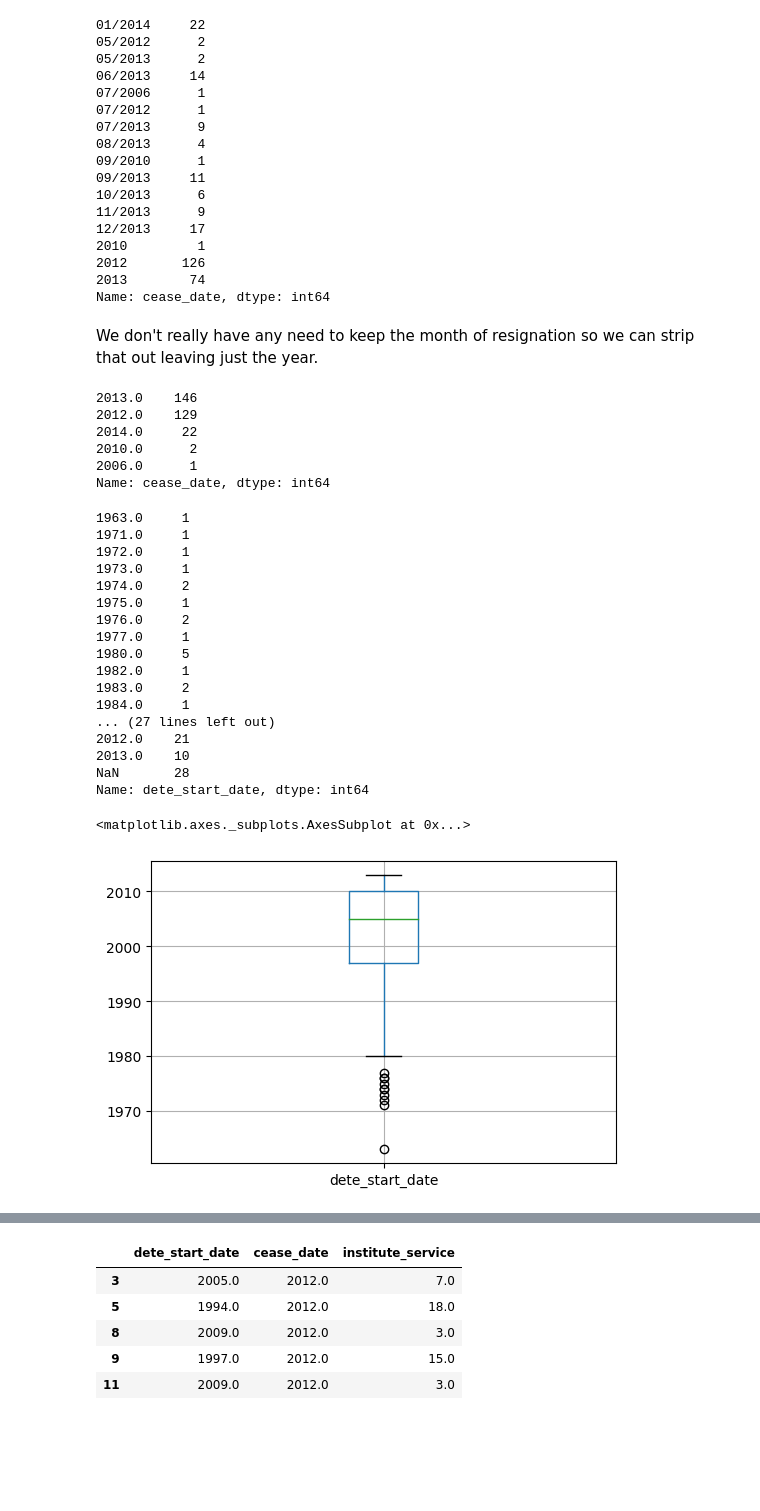
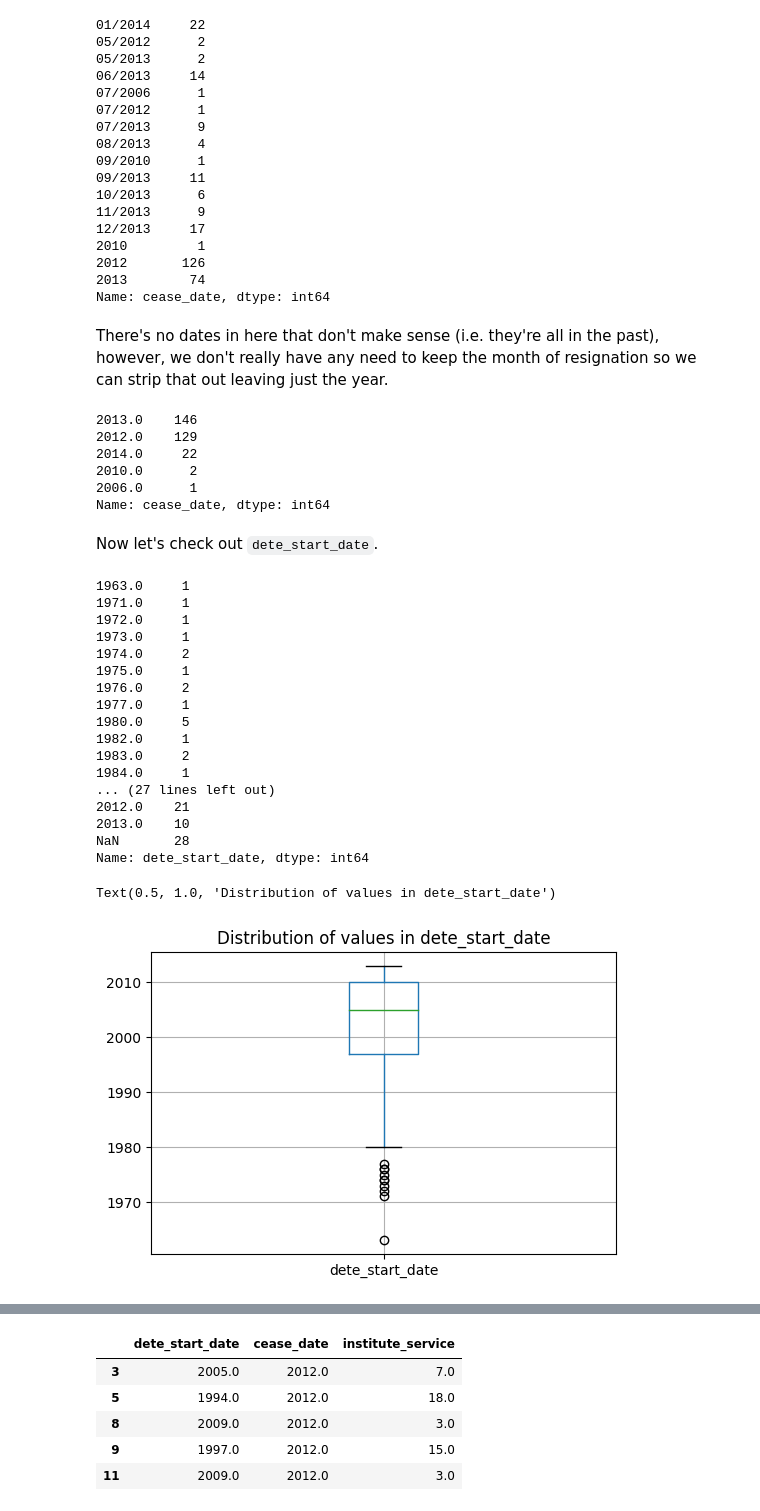
Before and after one commit to radiofireworks/Exit-survey-analysis, a Jupyter notebook: DETE and TAFE exit survey analysis.ipynb, the cells around one changed output, grey strips where cells are left out. Drawn from its saved outputs; the diff is of its cells as text; code cells hidden in the pictures; blank space fills up the shorter version.

```diff
--- a/DETE and TAFE exit survey analysis.ipynb
+++ b/DETE and TAFE exit survey analysis.ipynb
@@ -301,16 +301,16 @@ dete_resignations["cease_date"].value_counts().sort_index(ascending=True)
 2013        74
 Name: cease_date, dtype: int64
 # %% [markdown]
-We don't really have any need to keep the month of resignation so we can strip that out leaving just the year.
+There's no dates in here that don't make sense (i.e. they're all in the past), however, we don't really have any need to keep the month of resignation so we can strip that out leaving just the year.
 # %%
 # create a copy to work on
 cease_date_copy = dete_resignations["cease_date"].copy()
 
-# remove any month digits and forward slash
-clean_cease_date = cease_date_copy.str.replace(r'([0-1][0-9]\/)', "")
-
-# convert values from string to float
-clean_cease_date = clean_cease_date.astype(float)
+# remove any month digits and forward slash, then convert from string back to float
+clean_cease_date = (cease_date_copy
+                        .str.replace(r'([0-1][0-9]\/)', "")
+                        .astype(float)
+                   )
 
 # verify column
 print(clean_cease_date.value_counts())
@@ -324,27 +324,33 @@ dete_resignations["cease_date"] = clean_cease_date
 2010.0      2
 2006.0      1
 Name: cease_date, dtype: int64
-# %%
-print(dete_resignations["dete_start_date"].value_counts(dropna=False).sort_index(ascending=True))
-dete_resignations.boxplot("dete_start_date")
-# %% [output]
-1963.0     1
-1971.0     1
-1972.0     1
-1973.0     1
-1974.0     2
-1975.0     1
-1976.0     2
-1977.0     1
-1980.0     5
-1982.0     1
-1983.0     2
-1984.0     1
-... (27 lines left out)
-2012.0    21
-2013.0    10
-NaN       28
-Name: dete_start_date, dtype: int64
-<matplotlib.axes._subplots.AxesSubplot at 0x...>
-[figure, removed]
+# %% [markdown]
+Now let's check out `dete_start_date`.
+# %%
+# check the unique values in the dete_start_date column
+print(dete_resignations["dete_start_date"].value_counts(dropna=False).sort_index(ascending=True))
+
+# a box plot will make it easier to identify any potential outliers
+dete_resignations.boxplot("dete_start_date")
+plt.title("Distribution of values in dete_start_date")
+# %% [output]
+1963.0     1
+1971.0     1
+1972.0     1
+1973.0     1
+1974.0     2
+1975.0     1
+1976.0     2
+1977.0     1
+1980.0     5
+1982.0     1
+1983.0     2
+1984.0     1
+... (27 lines left out)
+2012.0    21
+2013.0    10
+NaN       28
+Name: dete_start_date, dtype: int64
+Text(0.5, 1.0, 'Distribution of values in dete_start_date')
+[figure, added]
 # %% [markdown]
```
Also changed, not shown: parts of 15 cells of this notebook.
